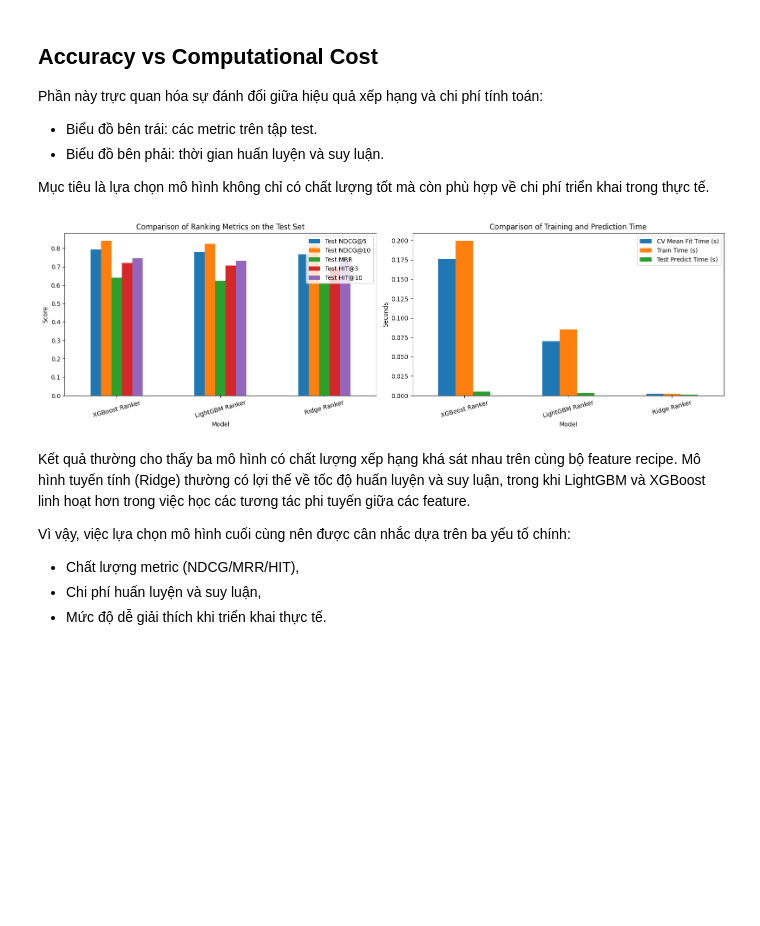
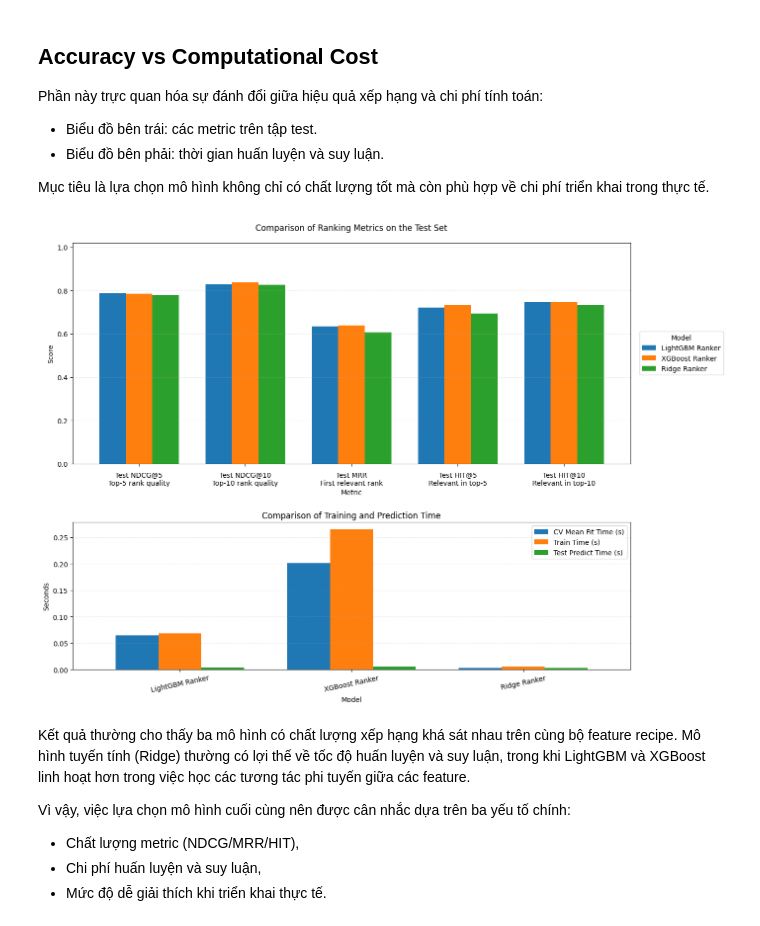
Before and after one commit to Shinoaki0145/Recipe-recommendation-system, a Jupyter notebook: model/modelling.ipynb, the cells around one changed output. Drawn from its saved outputs; the diff is of its cells as text; code cells hidden in the pictures; blank space fills up the shorter version.

```diff
--- a/model/modelling.ipynb
+++ b/model/modelling.ipynb
@@ -1750,22 +1808,35 @@ Mục tiêu là lựa chọn mô hình không chỉ có chất lượng tốt m
 # %%
 metric_cols = ["Test NDCG@5", "Test NDCG@10", "Test MRR", "Test HIT@5", "Test HIT@10"]
 timing_cols = ["CV Mean Fit Time (s)", "Train Time (s)", "Test Predict Time (s)"]
+metric_label_map = {
+    "Test NDCG@5": "Test NDCG@5\nTop-5 rank quality",
+    "Test NDCG@10": "Test NDCG@10\nTop-10 rank quality",
+    "Test MRR": "Test MRR\nFirst relevant rank",
+    "Test HIT@5": "Test HIT@5\nRelevant in top-5",
+    "Test HIT@10": "Test HIT@10\nRelevant in top-10",
+}
 
-fig, axes = plt.subplots(1, 2, figsize=(16, 5))
-comparison_summary_df.set_index("Model")[metric_cols].plot(kind="bar", ax=axes[0])
-axes[0].set_title("Comparison of Ranking Metrics on the Test Set")
+fig, axes = plt.subplots(2, 1, figsize=(16, 10), gridspec_kw={"height_ratios": [3, 2]})
+comparison_summary_df.set_index("Model")[metric_cols].T.plot(kind="bar", ax=axes[0], width=0.75)
+axes[0].set_title("Comparison of Ranking Metrics on the Test Set", pad=18)
+axes[0].set_xlabel("Metric")
 axes[0].set_ylabel("Score")
-axes[0].tick_params(axis="x", rotation=15)
+axes[0].set_ylim(0, 1.02)
+axes[0].set_xticklabels([metric_label_map[col] for col in metric_cols], rotation=0)
+axes[0].tick_params(axis="x", pad=8)
+axes[0].grid(axis="y", linestyle="--", alpha=0.25)
+axes[0].legend(title="Model", loc="center left", bbox_to_anchor=(1.01, 0.5), frameon=True)
 
-comparison_summary_df.set_index("Model")[timing_cols].plot(kind="bar", ax=axes[1])
+comparison_summary_df.set_index("Model")[timing_cols].plot(kind="bar", ax=axes[1], width=0.75)
 axes[1].set_title("Comparison of Training and Prediction Time")
 axes[1].set_ylabel("Seconds")
-axes[1].tick_params(axis="x", rotation=15)
+axes[1].tick_params(axis="x", rotation=12)
+axes[1].grid(axis="y", linestyle="--", alpha=0.25)
 
-plt.tight_layout()
+plt.tight_layout(rect=(0, 0, 0.88, 1), h_pad=2.2)
 plt.show()
 # %% [output]
-[figure, old version]
+[figure, new version]
 # %% [markdown]
 Kết quả thường cho thấy ba mô hình có chất lượng xếp hạng khá sát nhau trên cùng bộ feature recipe. Mô hình tuyến tính (Ridge) thường có lợi thế về tốc độ huấn luyện và suy luận, trong khi LightGBM và XGBoost linh hoạt hơn trong việc học các tương tác phi tuyến giữa các feature.
 
```
Also changed, not shown: parts of 4 cells of this notebook, 1 other file.
